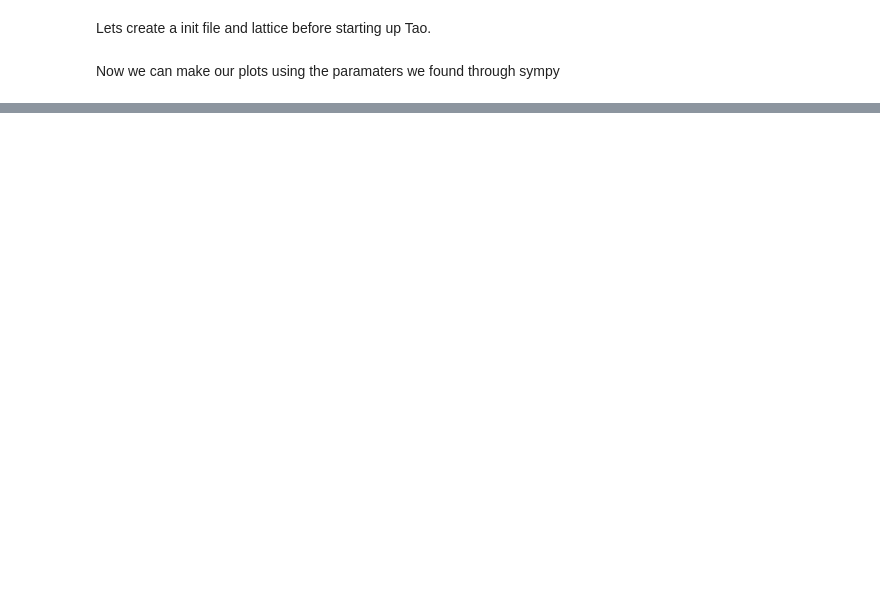
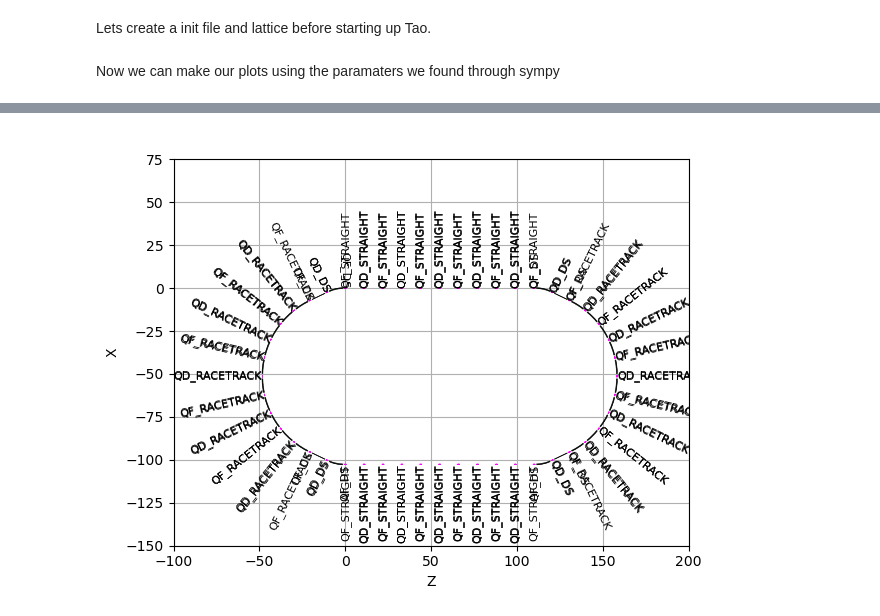
Before and after one commit to andrew-koren/learn-bmad, a Jupyter notebook: project_2/project2_old.ipynb, the cells around one changed output, grey strips where cells are left out. Saved outputs shown, nothing was run; the diff lists cells and outputs as text; code cells hidden in the pictures; blank space fills up the shorter version.

```diff
--- a/project_2/project2_old.ipynb
+++ b/project_2/project2_old.ipynb
@@ -490,2 +373,24 @@ That's better. As a last check, we should see that $\beta$ and $\alpha$ evolve t
 # %% [markdown]
 For plotting, we could go one-by-one and find the twiss parameters after each element, but I think this is a great time to try out PyTao. Pytao is just a wrapper of Tao, but it's great for making really simple plots like alpha/beta plots inside of a jupyter notebook. I'm running this notebook within my WSL since it requires a Tao installation.
+# %%
+params = {
+    beta_1: 5,
+    beta_2: 50,
+    alpha_1: 1,
+    alpha_2: 1,
+}
+
+def fill_in_params(params):
+    params[l] = Rational(2,3)*sqrt(params[beta_1]*params[beta_2])
+    params[f] = params[l]/sqrt(2)
+    params[q1] = q1_sol.subs(params)
+    params[q2] = q2_sol.subs(params)
+
+fill_in_params(params)
+
+K1_symb, K2_symb, M_symb = [MatrixSymbol(k, 2, 2) for k in ('K1', 'K2', 'M')]
+
+display(Eq(M_symb, Beam_Line.subs(params).evalf()))
+display(Eq(K1_symb,K1.subs(params).evalf()))
+display(Eq(K2_symb, (Beam_Line.subs(params)*K1.subs(params)*Beam_Line.subs(params).T).evalf()))
+params
@@ -550,3 +464,7 @@ Now we can make our plots using the paramaters we found through sympy
 from pytao import Tao
 import matplotlib.pyplot as plt
 from pathlib import Path
+import os
+
+original_dir = os.getcwd()
+print(original_dir)
@@ -576,0 +720,21 @@ tao.plot(["alpha", "beta"])
+# %%
+if os.getcwd() == original_dir:
+    os.chdir(Path.cwd() / "dispersion_suppression_tune")
+
+mu = pi*Rational(1,3)
+m = 1/(2*(1-cos(mu)))
+params = {
+    'n': 5,
+    'm': float(m.evalf()),
+    'mu': mu
+}
+
+make_ds_lattice(params)
+make_ds_init(params)
+
+init_file = "tao_ds.init"
+lattice_file = "pi3_ds.bmad"
+tao = Tao(init_file=init_file, lattice_file=lattice_file, plot="mpl")
+tao.plot('floor', xlim = (-100, 200), ylim = (-150, 75))
+# %% [output]
+[figure, added]
```
Also changed, not shown: parts of 75 cells of this notebook.
